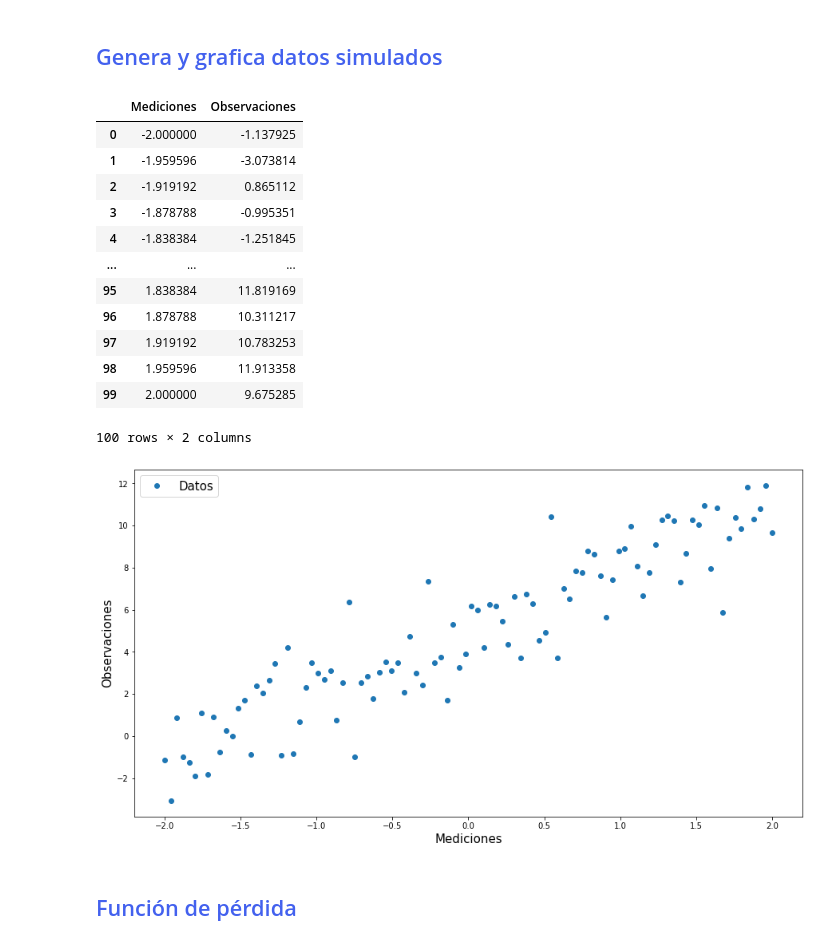
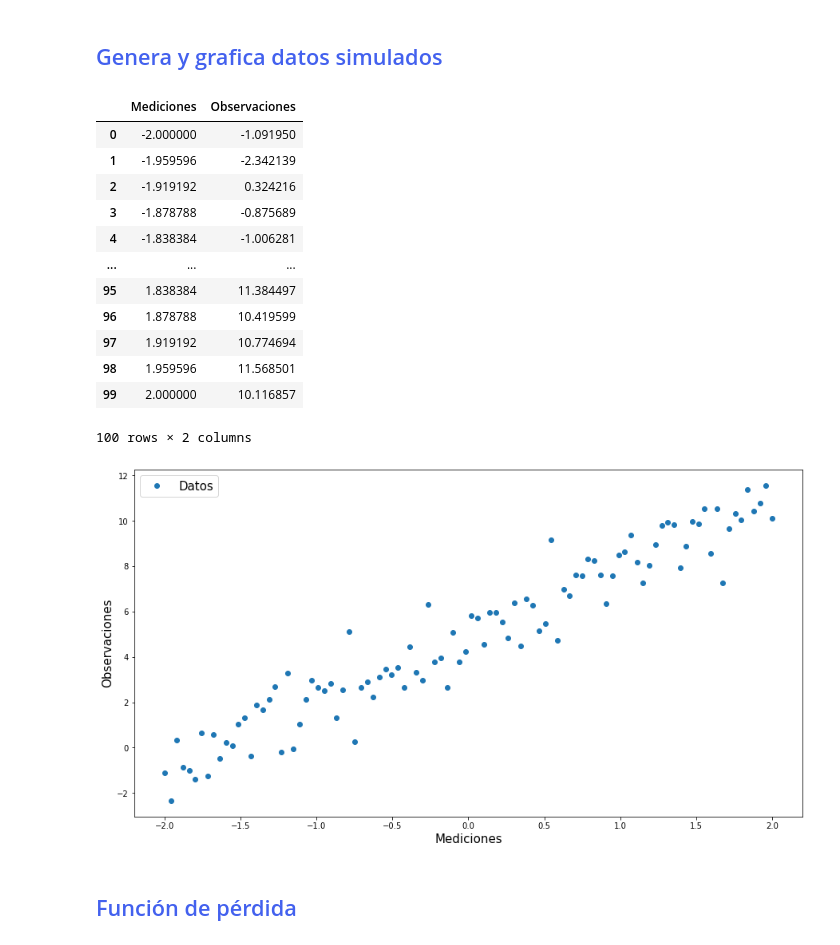
Before and after one commit to AprendizajeProfundo/Libro-Fundamentos, a Jupyter notebook: Fundamentacion_Matematica/Cuadernos/Optimization_2.ipynb, the cells around one changed output. Cells and saved outputs as stored; diff of their text form; code cells hidden in the pictures.

```diff
--- a/Fundamentacion_Matematica/Cuadernos/Optimization_2.ipynb
+++ b/Fundamentacion_Matematica/Cuadernos/Optimization_2.ipynb
@@ -18,33 +18,30 @@ import pandas as pd
 # %%
 # Simulación de datos
 
 # Elegir una semilla
 onp.random.seed(22)
 
 # Generación de los datos
 x=onp.linspace(-2,2,100)
-y=3*x+5*(onp.random.normal(1,0.3,len(x)))
+y=3*x+5 + onp.random.normal(0,1,len(x))
 
 
-#Print Results
-#print("x:\n",x,"\n")
-#print("y:\n",y)
 
 data=pd.DataFrame({"Mediciones":x,"Observaciones":y})
 data
 # %% [output]
 |  | Mediciones | Observaciones |
-| 0 | -2.000000 | -1.137925 |
-| 1 | -1.959596 | -3.073814 |
-| 2 | -1.919192 | 0.865112 |
-| 3 | -1.878788 | -0.995351 |
-| 4 | -1.838384 | -1.251845 |
+| 0 | -2.000000 | -1.091950 |
+| 1 | -1.959596 | -2.342139 |
+| 2 | -1.919192 | 0.324216 |
+| 3 | -1.878788 | -0.875689 |
+| 4 | -1.838384 | -1.006281 |
 | ... | ... | ... |
-| 95 | 1.838384 | 11.819169 |
-| 96 | 1.878788 | 10.311217 |
-| 97 | 1.919192 | 10.783253 |
-| 98 | 1.959596 | 11.913358 |
-| 99 | 2.000000 | 9.675285 |
+| 95 | 1.838384 | 11.384497 |
+| 96 | 1.878788 | 10.419599 |
+| 97 | 1.919192 | 10.774694 |
+| 98 | 1.959596 | 11.568501 |
+| 99 | 2.000000 | 10.116857 |
 100 rows × 2 columns
 # %%
 plt.figure(figsize=(15,8))
@@ -54,7 +51,7 @@ plt.ylabel("Observaciones",fontsize=15)
 plt.legend(["Datos"],fontsize=15)
 plt.show()
 # %% [output]
-[figure, old version]
+[figure, new version]
 # %% [markdown]
 ## <span style="color:#4361EE">Función de pérdida</span>
 # %%
```
Also changed, not shown: parts of 11 cells of this notebook.
